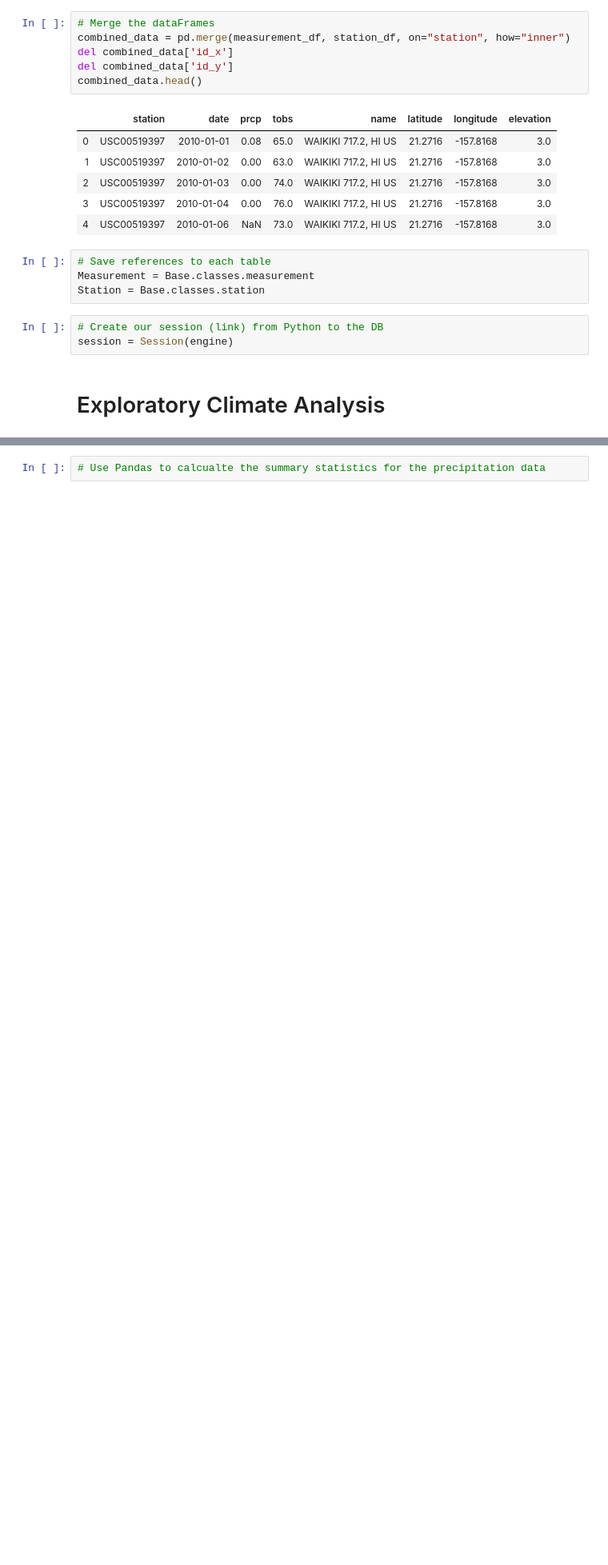
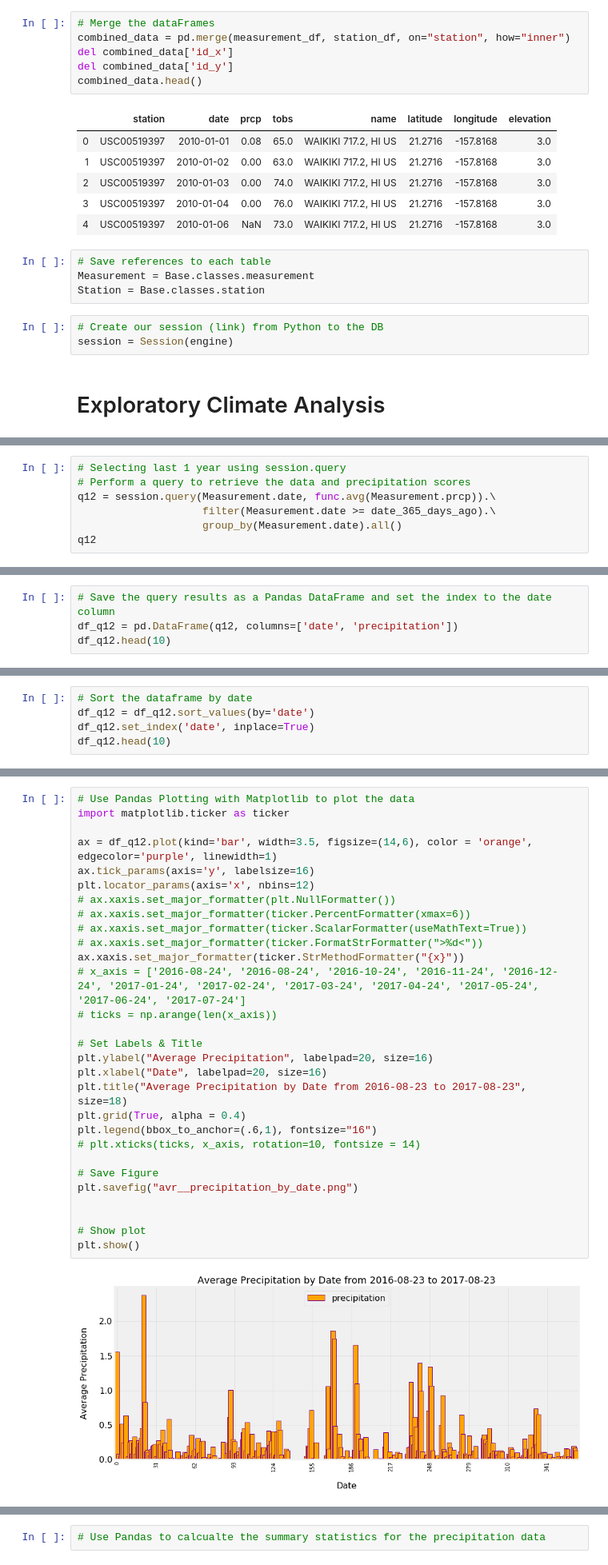
Before and after one commit to LinaSachuk/DU_HomeWork, a Jupyter notebook: sqlalchemy-challenge/climate_starter.ipynb, the cells around one changed output, grey strips where cells are left out. Shown at 80% size. Saved outputs shown, nothing was run; the diff lists cells and outputs as text; blank space fills up the shorter version.

Commit message:
added plot avr__precipitation_by_date

```diff
--- a/sqlalchemy-challenge/climate_starter.ipynb
+++ b/sqlalchemy-challenge/climate_starter.ipynb
@@ -100,0 +123,7 @@ session = Session(engine)
+# %%
+# Selecting last 1 year using session.query
+# Perform a query to retrieve the data and precipitation scores
+q12 = session.query(Measurement.date, func.avg(Measurement.prcp)).\
+                    filter(Measurement.date >= date_365_days_ago).\
+                    group_by(Measurement.date).all()
+q12
@@ -100,0 +148,4 @@ session = Session(engine)
+# %%
+# Save the query results as a Pandas DataFrame and set the index to the date column
+df_q12 = pd.DataFrame(q12, columns=['date', 'precipitation'])
+df_q12.head(10)
@@ -100,0 +164,5 @@ session = Session(engine)
+# %%
+# Sort the dataframe by date
+df_q12 = df_q12.sort_values(by='date')
+df_q12.set_index('date', inplace=True)
+df_q12.head(10)
@@ -101,3 +182,34 @@ session = Session(engine)
+# %%
+# Use Pandas Plotting with Matplotlib to plot the data
+import matplotlib.ticker as ticker
+
+ax = df_q12.plot(kind='bar', width=3.5, figsize=(14,6), color = 'orange', edgecolor='purple', linewidth=1)
+ax.tick_params(axis='y', labelsize=16)
+plt.locator_params(axis='x', nbins=12)
+# ax.xaxis.set_major_formatter(plt.NullFormatter())
+# ax.xaxis.set_major_formatter(ticker.PercentFormatter(xmax=6))
+# ax.xaxis.set_major_formatter(ticker.ScalarFormatter(useMathText=True))
+# ax.xaxis.set_major_formatter(ticker.FormatStrFormatter(">%d<"))
+ax.xaxis.set_major_formatter(ticker.StrMethodFormatter("{x}"))
+# x_axis = ['2016-08-24', '2016-08-24', '2016-10-24', '2016-11-24', '2016-12-24', '2017-01-24', '2017-02-24', '2017-03-24', '2017-04-24', '2017-05-24', '2017-06-24', '2017-07-24']
+# ticks = np.arange(len(x_axis))
+
+# Set Labels & Title
+plt.ylabel("Average Precipitation", labelpad=20, size=16)
+plt.xlabel("Date", labelpad=20, size=16)
+plt.title("Average Precipitation by Date from 2016-08-23 to 2017-08-23", size=18)
+plt.grid(True, alpha = 0.4)
+plt.legend(bbox_to_anchor=(.6,1), fontsize="16")
+# plt.xticks(ticks, x_axis, rotation=10, fontsize = 14)
+
+# Save Figure
+plt.savefig("avr__precipitation_by_date.png")
+
+
+# Show plot
+plt.show()
+# %% [output]
+[figure, added]
 # %% [markdown]
 ![precipitation](Images/precipitation.png)
 # %%
```
Also changed, not shown: parts of 9 cells of this notebook, 1 other file.
